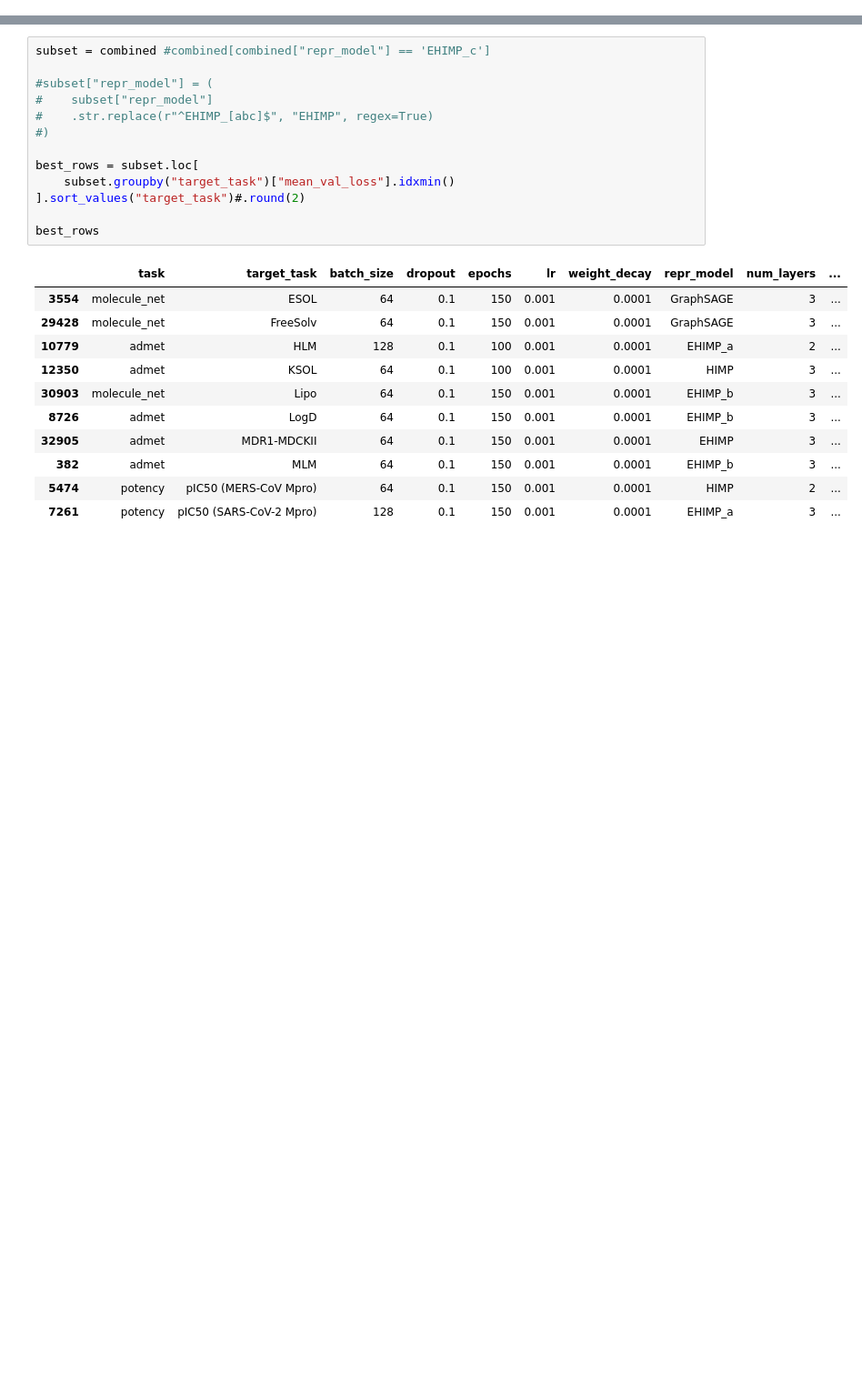
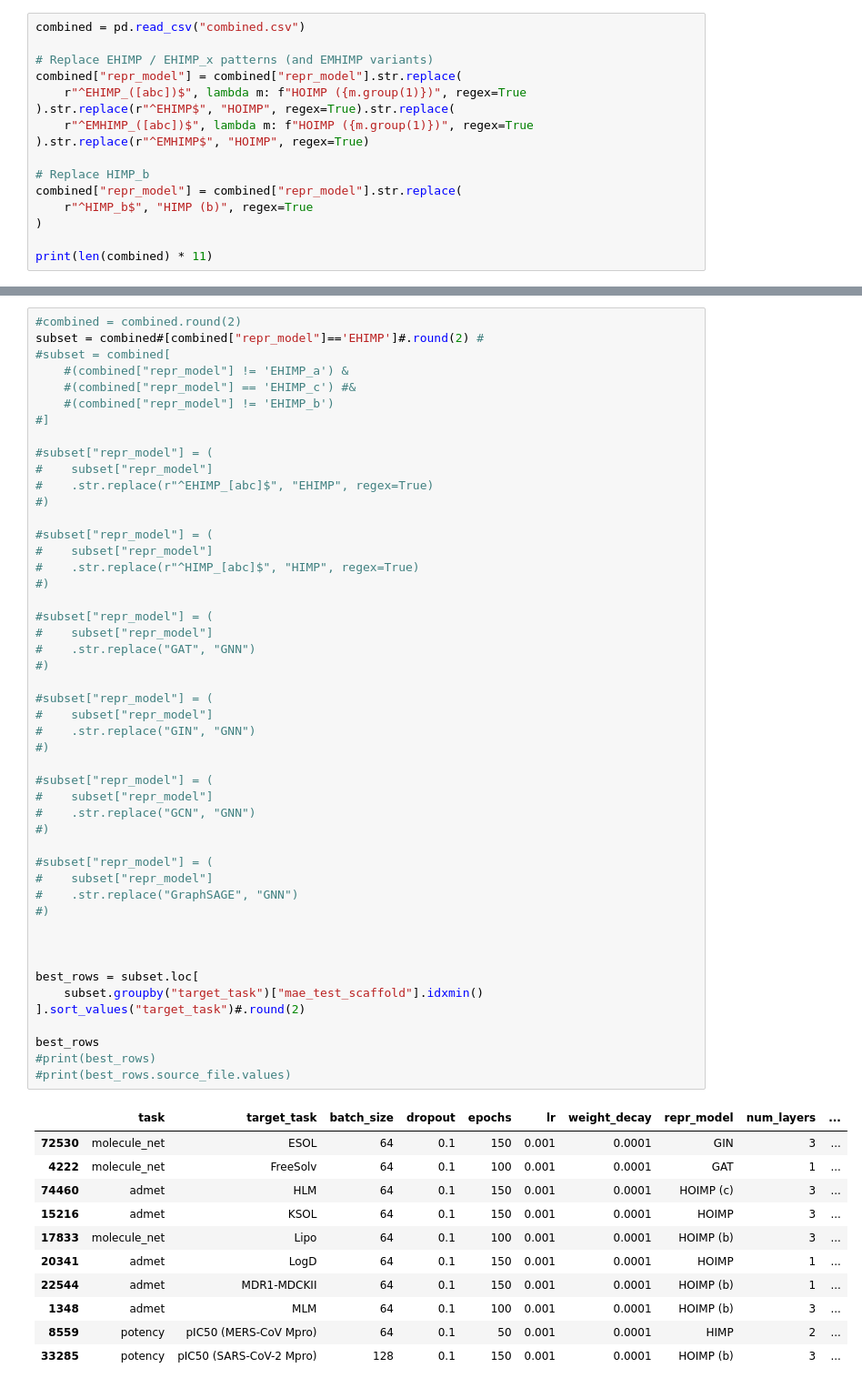
Before and after one commit to aehrlich1/ximp, a Jupyter notebook: results_analysis.ipynb, the cells around one changed output, grey strips where cells are left out. Shown at 91% size. Cells and saved outputs as stored; diff of their text form; blank space fills up the shorter version.

```diff
--- a/results_analysis.ipynb
+++ b/results_analysis.ipynb
@@ -43,0 +41,16 @@ combined.head()
+# %%
+combined = pd.read_csv("combined.csv")
+
+# Replace EHIMP / EHIMP_x patterns (and EMHIMP variants)
+combined["repr_model"] = combined["repr_model"].str.replace(
+    r"^EHIMP_([abc])$", lambda m: f"HOIMP ({m.group(1)})", regex=True
+).str.replace(r"^EHIMP$", "HOIMP", regex=True).str.replace(
+    r"^EMHIMP_([abc])$", lambda m: f"HOIMP ({m.group(1)})", regex=True
+).str.replace(r"^EMHIMP$", "HOIMP", regex=True)
+
+# Replace HIMP_b
+combined["repr_model"] = combined["repr_model"].str.replace(
+    r"^HIMP_b$", "HIMP (b)", regex=True
+)
+
+print(len(combined) * 11)
@@ -44,25 +59,60 @@ combined.head()
 # %%
-subset = combined #combined[combined["repr_model"] == 'EHIMP_c']
+#combined = combined.round(2)
+subset = combined#[combined["repr_model"]=='EHIMP']#.round(2) #
+#subset = combined[
+    #(combined["repr_model"] != 'EHIMP_a') &
+    #(combined["repr_model"] == 'EHIMP_c') #&
+    #(combined["repr_model"] != 'EHIMP_b')
+#]
 
 #subset["repr_model"] = (
 #    subset["repr_model"]
 #    .str.replace(r"^EHIMP_[abc]$", "EHIMP", regex=True)
 #)
 
+#subset["repr_model"] = (
+#    subset["repr_model"]
+#    .str.replace(r"^HIMP_[abc]$", "HIMP", regex=True)
+#)
+
+#subset["repr_model"] = (
+#    subset["repr_model"]
+#    .str.replace("GAT", "GNN")
+#)
+
+#subset["repr_model"] = (
+#    subset["repr_model"]
+#    .str.replace("GIN", "GNN")
+#)
+
+#subset["repr_model"] = (
+#    subset["repr_model"]
+#    .str.replace("GCN", "GNN")
+#)
+
+#subset["repr_model"] = (
+#    subset["repr_model"]
+#    .str.replace("GraphSAGE", "GNN")
+#)
+
+
+
 best_rows = subset.loc[
-    subset.groupby("target_task")["mean_val_loss"].idxmin()
+    subset.groupby("target_task")["mae_test_scaffold"].idxmin()
 ].sort_values("target_task")#.round(2)
 
 best_rows
+#print(best_rows)
+#print(best_rows.source_file.values)
 # %% [output]
 |  | task | target_task | batch_size | dropout | epochs | lr | weight_decay | repr_model | num_layers | ... |
-| 3554 | molecule_net | ESOL | 64 | 0.1 | 150 | 0.001 | 0.0001 | GraphSAGE | 3 | ... |
-| 29428 | molecule_net | FreeSolv | 64 | 0.1 | 150 | 0.001 | 0.0001 | GraphSAGE | 3 | ... |
-| 10779 | admet | HLM | 128 | 0.1 | 100 | 0.001 | 0.0001 | EHIMP_a | 2 | ... |
-| 12350 | admet | KSOL | 64 | 0.1 | 100 | 0.001 | 0.0001 | HIMP | 3 | ... |
-| 30903 | molecule_net | Lipo | 64 | 0.1 | 150 | 0.001 | 0.0001 | EHIMP_b | 3 | ... |
-| 8726 | admet | LogD | 64 | 0.1 | 150 | 0.001 | 0.0001 | EHIMP_b | 3 | ... |
-| 32905 | admet | MDR1-MDCKII | 64 | 0.1 | 150 | 0.001 | 0.0001 | EHIMP | 3 | ... |
-| 382 | admet | MLM | 64 | 0.1 | 150 | 0.001 | 0.0001 | EHIMP_b | 3 | ... |
-| 5474 | potency | pIC50 (MERS-CoV Mpro) | 64 | 0.1 | 150 | 0.001 | 0.0001 | HIMP | 2 | ... |
-| 7261 | potency | pIC50 (SARS-CoV-2 Mpro) | 128 | 0.1 | 150 | 0.001 | 0.0001 | EHIMP_a | 3 | ... |
+| 72530 | molecule_net | ESOL | 64 | 0.1 | 150 | 0.001 | 0.0001 | GIN | 3 | ... |
+| 4222 | molecule_net | FreeSolv | 64 | 0.1 | 100 | 0.001 | 0.0001 | GAT | 1 | ... |
+| 74460 | admet | HLM | 64 | 0.1 | 150 | 0.001 | 0.0001 | HOIMP (c) | 3 | ... |
+| 15216 | admet | KSOL | 64 | 0.1 | 150 | 0.001 | 0.0001 | HOIMP | 3 | ... |
+| 17833 | molecule_net | Lipo | 64 | 0.1 | 100 | 0.001 | 0.0001 | HOIMP (b) | 3 | ... |
+| 20341 | admet | LogD | 64 | 0.1 | 150 | 0.001 | 0.0001 | HOIMP | 1 | ... |
+| 22544 | admet | MDR1-MDCKII | 64 | 0.1 | 150 | 0.001 | 0.0001 | HOIMP (b) | 1 | ... |
+| 1348 | admet | MLM | 64 | 0.1 | 100 | 0.001 | 0.0001 | HOIMP (b) | 3 | ... |
+| 8559 | potency | pIC50 (MERS-CoV Mpro) | 64 | 0.1 | 50 | 0.001 | 0.0001 | HIMP | 2 | ... |
+| 33285 | potency | pIC50 (SARS-CoV-2 Mpro) | 128 | 0.1 | 150 | 0.001 | 0.0001 | HOIMP (b) | 3 | ... |
```
Also changed, not shown: parts of 24 cells of this notebook, 6 other files.
